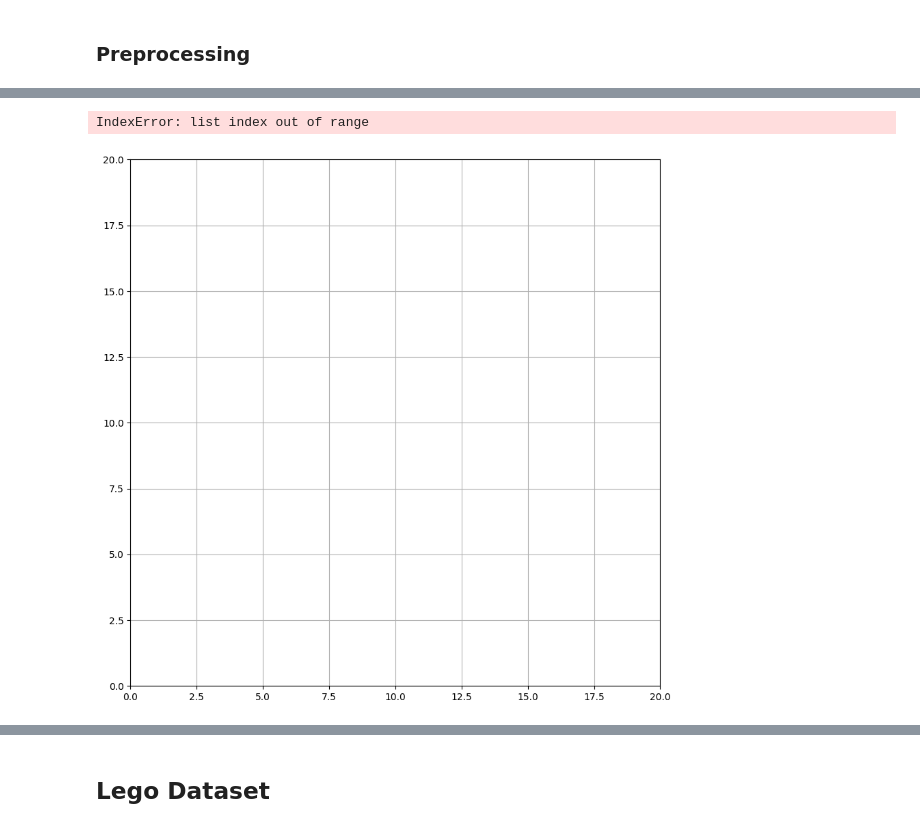
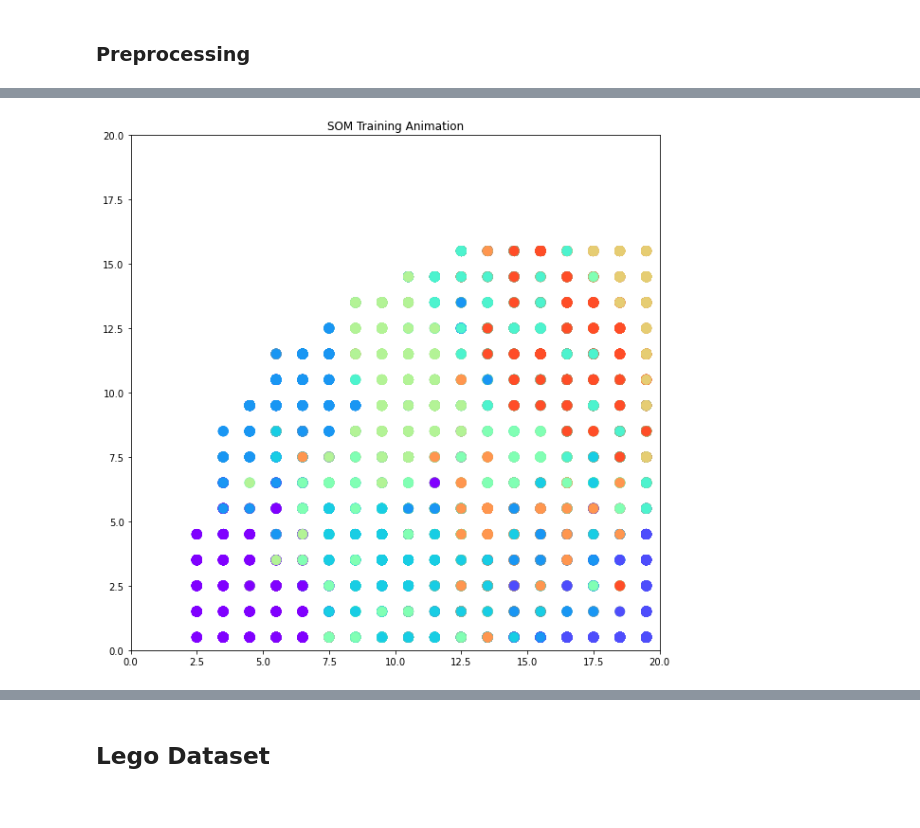
Before and after one commit to Elesdes/5IABD_UnsupervisedDL, a Jupyter notebook: src/algorithms/som/som.ipynb, the cells around one changed output, grey strips where cells are left out. Cells and saved outputs as stored; diff of their text form; code cells hidden in the pictures.

```diff
--- a/src/algorithms/som/som.ipynb
+++ b/src/algorithms/som/som.ipynb
@@ -87,7 +77,7 @@ mnist_som = SOM(x=20, y=20, input_dim=28 * 28, learning_rate=5e-2, sigma=5.0)
 mnist_som.train(x_train, num_iterations=10000)
 # %%
 import matplotlib.animation as animation
-
+from tqdm import tqdm
 
 def visualize_som(som: SOM, data: np.ndarray, labels: np.ndarray, title: str):
     plt.figure(figsize=(10, 10))
@@ -125,7 +115,7 @@ def animate_som(som: SOM, data: np.ndarray, labels: np.ndarray, num_iterations:
         mapped = som.map_vects(data)
         offsets = np.array([[x + 0.5, y + 0.5] for x, y in mapped])
         scat.set_offsets(offsets)
-        colors = [plt.cm.rainbow(labels[i] / 10.0) for i in range(len(labels))]
+        colors = [plt.cm.rainbow(labels[i] / 10.0) for i in tqdm(range(len(labels)))]
         scat.set_color(colors)
         return scat,
 
@@ -142,8 +132,7 @@ visualize_som(mnist_som, x_test, y_test, title="MNIST SOM Visualization")
 # %%
-animate_som(mnist_som, data, labels, num_iterations=100, interval=200)
+animate_som(mnist_som, x_test, y_test, num_iterations=100, interval=200)
 # %% [output]
-IndexError: list index out of range
-[figure, old version]
+[figure, new version]
 # %%
 som_state = mnist_som.compress()
 decompressed_som = SOM.decompress(som_state)
```
Also changed, not shown: parts of 9 cells of this notebook, 2 other files.
